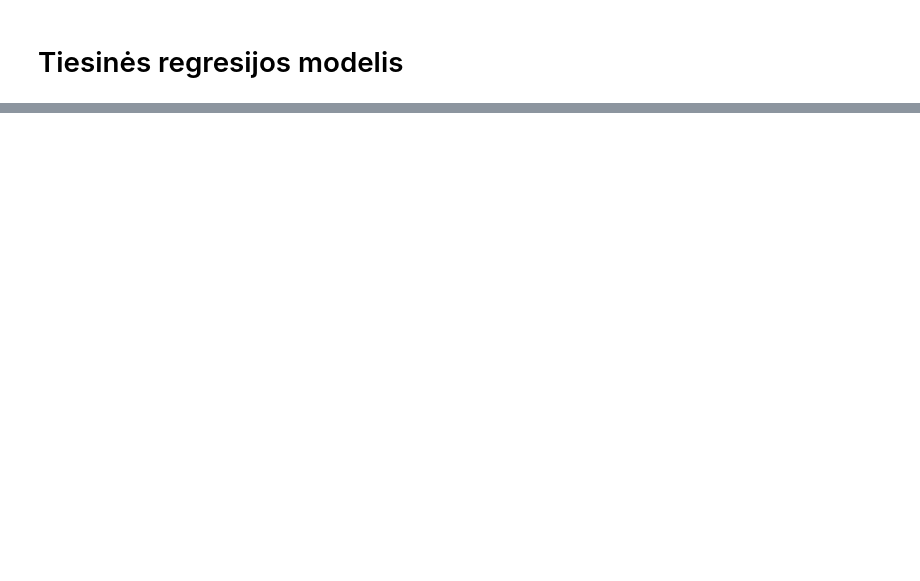
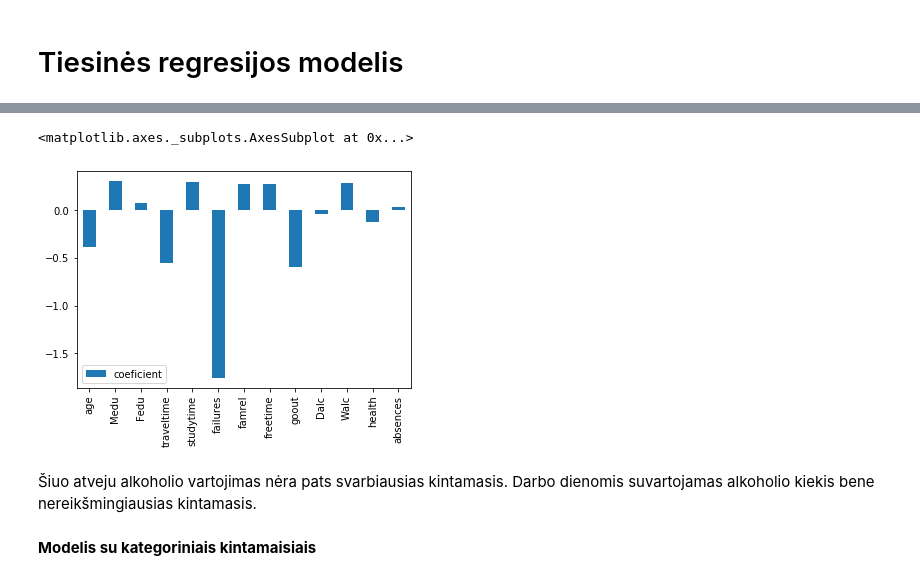
Before and after one commit to robertaskprojektas/Projektas, a Jupyter notebook: Projektas.ipynb, the cells around one changed output, grey strips where cells are left out. Saved outputs shown, nothing was run; the diff lists cells and outputs as text; code cells hidden in the pictures; blank space fills up the shorter version.

```diff
--- a/Projektas.ipynb
+++ b/Projektas.ipynb
@@ -180,0 +206,16 @@ LinearRegression(copy_X=True, fit_intercept=True, n_jobs=None, normalize=False)
+# %%
+X = d1[['age', 'Medu', 'Fedu', 'traveltime', 'studytime', 'failures', 'famrel', 'freetime', 'goout',
+ 'Dalc', 'Walc', 'health', 'absences']] # G3 kintąjąmjį išmetu, nes jį prognozuoju, G1 ir
+# G2 išmetu, nes jų nei prognizuoju, nei jie yra reikšmingi mano modelyje.
+# išmetu ir kategorinius kintamuosius
+Y = d1['G3'] # Prognozuoju G3
+
+# Test and Train data
+X_train, X_test, Y_train, Y_test = train_test_split(X, Y, test_size = .20, random_state = 40)
+
+# With sklearn
+lr = linear_model.LinearRegression()
+lr.fit(X_train, Y_train)
+
+print('Intercept: \n', lr.intercept_)
+print('Coefficients: \n', lr.coef_)
@@ -189,0 +279,10 @@ RMSE = 4.65
+# %%
+pd.DataFrame(lr.coef_, index=['age', 'Medu', 'Fedu', 'traveltime', 'studytime', 'failures', 'famrel', 'freetime',
+ 'goout', 'Dalc', 'Walc', 'health', 'absences'], columns=['coeficient']).plot(kind='bar')
+# %% [output]
+<matplotlib.axes._subplots.AxesSubplot at 0x...>
+[figure, added]
+# %% [markdown]
+Šiuo atveju alkoholio vartojimas nėra pats svarbiausias kintamasis. Darbo dienomis suvartojamas alkoholio kiekis bene nereikšmingiausias kintamasis.
+# %% [markdown]
+**Modelis su kategoriniais kintamaisiais**
```
Also changed, not shown: parts of 53 cells of this notebook.
